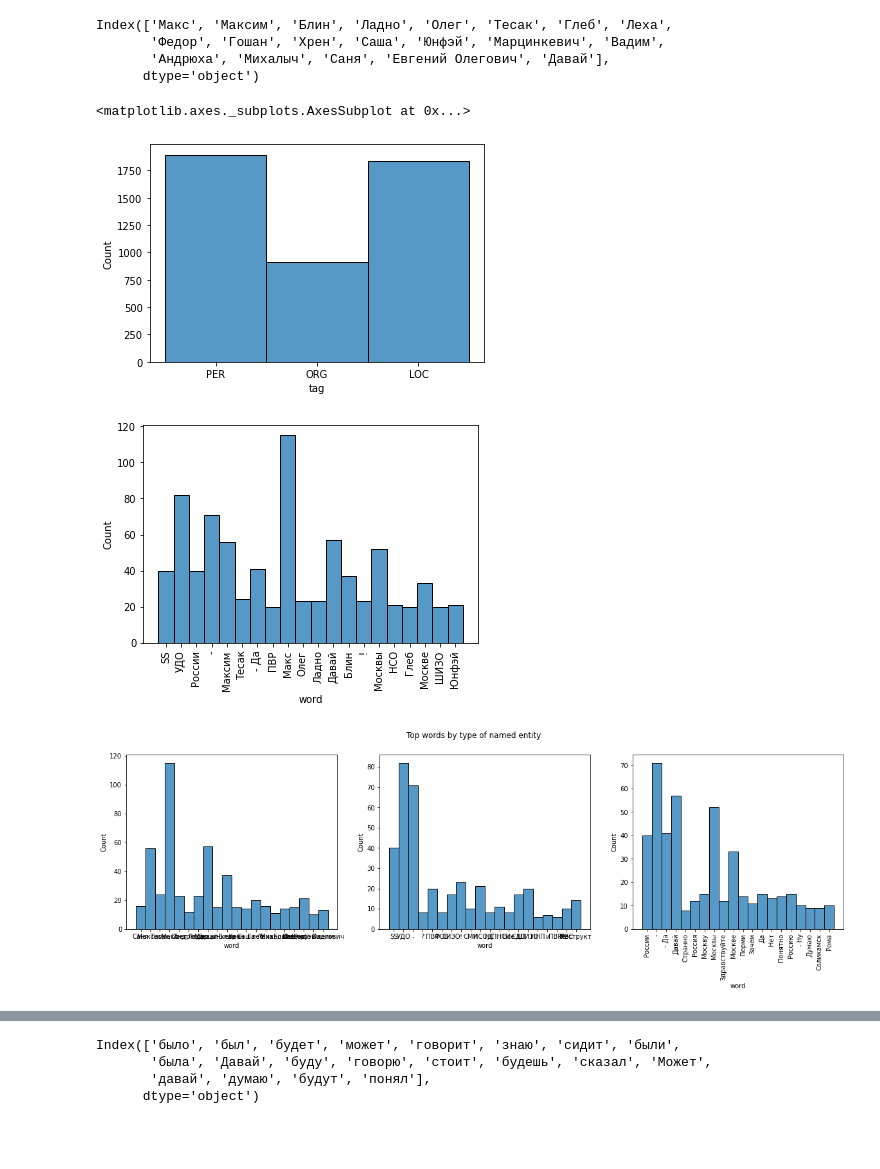
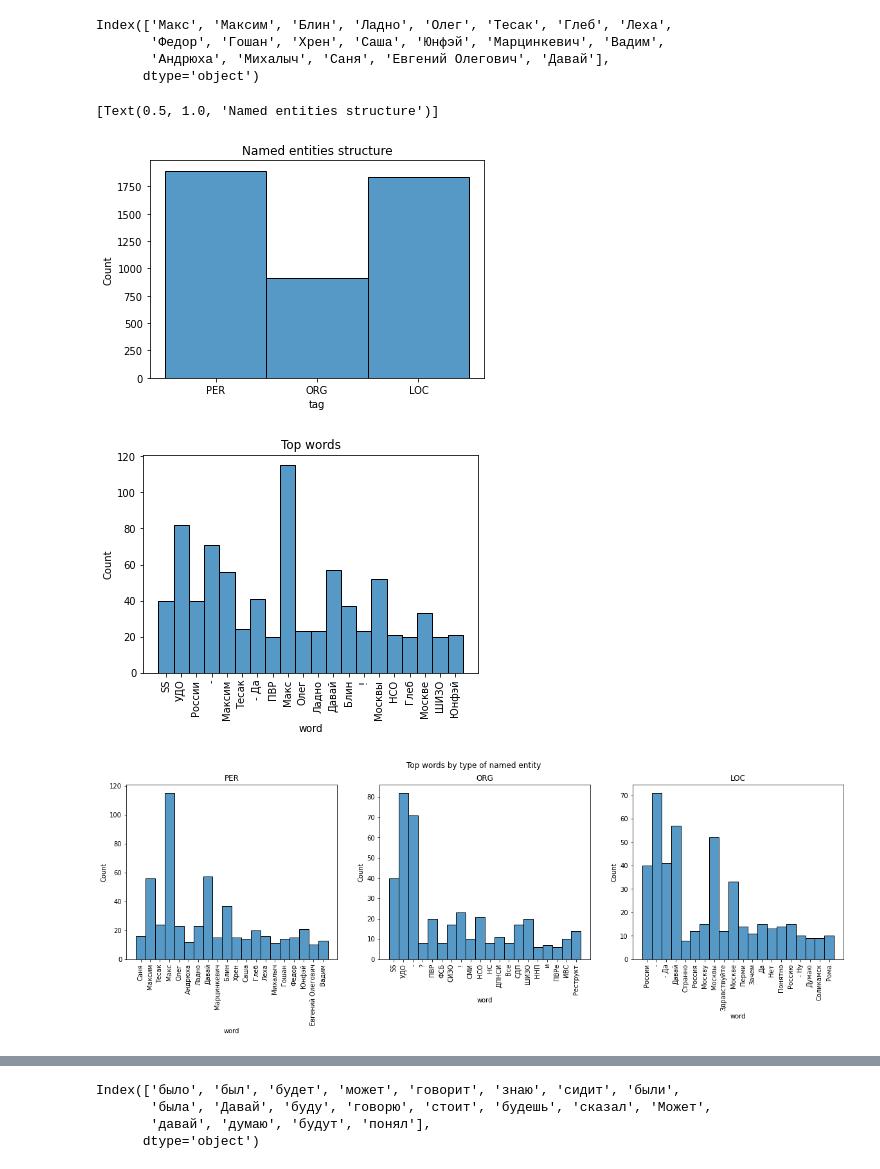
Before and after one commit to Electromensch/nlp_need, a Jupyter notebook: Text_Analysis.ipynb, the cells around one changed output, grey strips where cells are left out. Cells and saved outputs as stored; diff of their text form; code cells hidden in the pictures; blank space fills up the shorter version.

```diff
--- a/Text_Analysis.ipynb
+++ b/Text_Analysis.ipynb
@@ -67,24 +58,28 @@ Index(['Макс', 'Максим', 'Блин', 'Ладно', 'Олег', 'Тес
 import seaborn as sns
 import matplotlib.pyplot as plt
 # %%
-sns.histplot(tesak_df, x='tag')
+sns.histplot(tesak_df, x='tag').set(title='Named entities structure')
 # %% [output]
-<matplotlib.axes._subplots.AxesSubplot at 0x...>
+[Text(0.5, 1.0, 'Named entities structure')]
-[figure, old version]
+[figure, new version]
 # %%
-g = sns.histplot(tesak_df[tesak_df.word.isin(word_lst)], x='word')
+g = sns.histplot(tesak_df[tesak_df.word.isin(word_lst)], x='word').set(title='Top words')
 g= plt.xticks(rotation=90)
 # %% [output]
-[figure, old version]
+[figure, new version]
 # %%
 fig, axs = plt.subplots(ncols=3, figsize=(20,5))
 fig.suptitle('Top words by type of named entity')
 g = sns.histplot(tesak_df[tesak_df.word.isin(word_lst_per)], x='word', ax=axs[0])
 
 f = sns.histplot(tesak_df[tesak_df.word.isin(word_lst_org)], x='word', ax=axs[1])
+f.tick_params(axis='x', rotation=90)
+d = sns.histplot(tesak_df[tesak_df.word.isin(word_lst_loc)], x='word', ax=axs[2])
 
-d = sns.histplot(tesak_df[tesak_df.word.isin(word_lst_loc)], x='word', ax=axs[2])
-axs= plt.xticks(rotation=90)
+ner_lst = ['PER', 'ORG', 'LOC']
+for c, i in enumerate(axs):
+  i.tick_params(axis='x', rotation=90)
+  i.set_title(ner_lst[c])
 # %% [output]
-[figure, old version]
+[figure, new version]
 # %%
```
Also changed, not shown: parts of 22 cells of this notebook.
